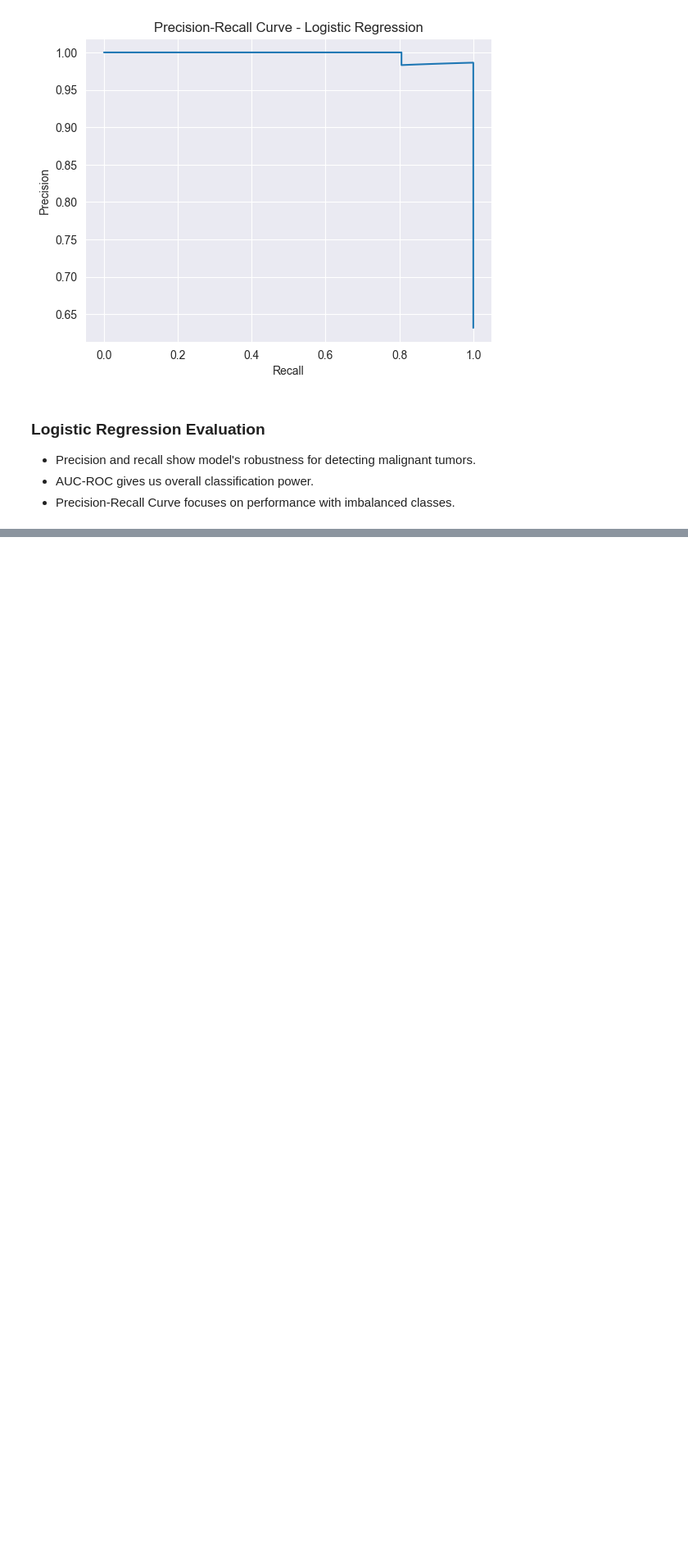
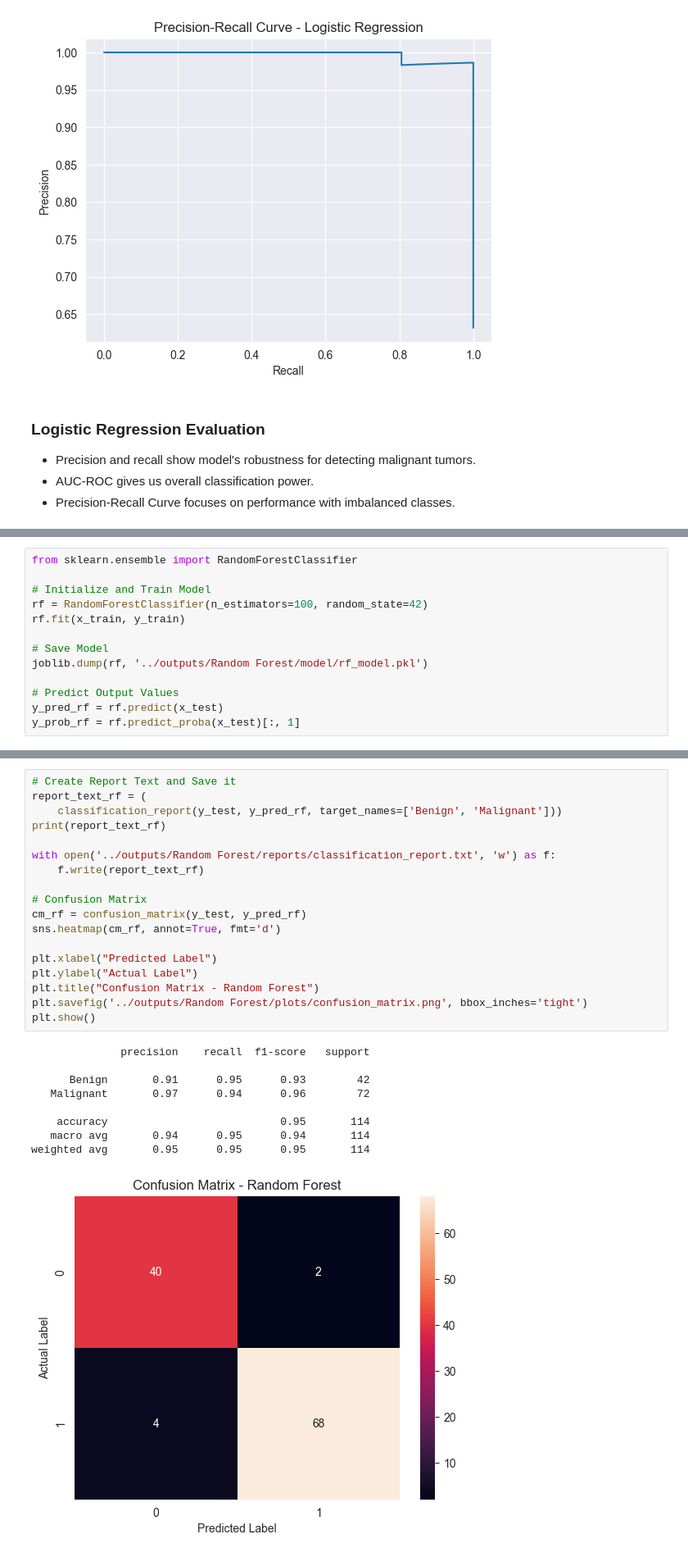
Before and after one commit to YassienTawfikk/BreastCancer-XAI-Evaluation, a Jupyter notebook: notebooks/02_modeling.ipynb, the cells around one changed output, grey strips where cells are left out. Shown at 82% size. Drawn from its saved outputs; the diff is of its cells as text; blank space fills up the shorter version.

Commit message:
implement modeling

```diff
--- a/notebooks/02_modeling.ipynb
+++ b/notebooks/02_modeling.ipynb
@@ -123,0 +129,13 @@ plt.show()
+# %%
+from sklearn.ensemble import RandomForestClassifier
+
+# Initialize and Train Model
+rf = RandomForestClassifier(n_estimators=100, random_state=42)
+rf.fit(x_train, y_train)
+
+# Save Model
+joblib.dump(rf, '../outputs/Random Forest/model/rf_model.pkl')
+
+# Predict Output Values
+y_pred_rf = rf.predict(x_test)
+y_prob_rf = rf.predict_proba(x_test)[:, 1]
@@ -123,0 +144,28 @@ plt.show()
+# %%
+# Create Report Text and Save it
+report_text_rf = (
+    classification_report(y_test, y_pred_rf, target_names=['Benign', 'Malignant']))
+print(report_text_rf)
+
+with open('../outputs/Random Forest/reports/classification_report.txt', 'w') as f:
+    f.write(report_text_rf)
+
+# Confusion Matrix
+cm_rf = confusion_matrix(y_test, y_pred_rf)
+sns.heatmap(cm_rf, annot=True, fmt='d')
+
+plt.xlabel("Predicted Label")
+plt.ylabel("Actual Label")
+plt.title("Confusion Matrix - Random Forest")
+plt.savefig('../outputs/Random Forest/plots/confusion_matrix.png', bbox_inches='tight')
+plt.show()
+# %% [output]
+              precision    recall  f1-score   support
+
+      Benign       0.91      0.95      0.93        42
+   Malignant       0.97      0.94      0.96        72
+
+    accuracy                           0.95       114
+   macro avg       0.94      0.95      0.94       114
+weighted avg       0.95      0.95      0.95       114
+[figure, added]
```
Also changed, not shown: parts of 21 cells of this notebook.
